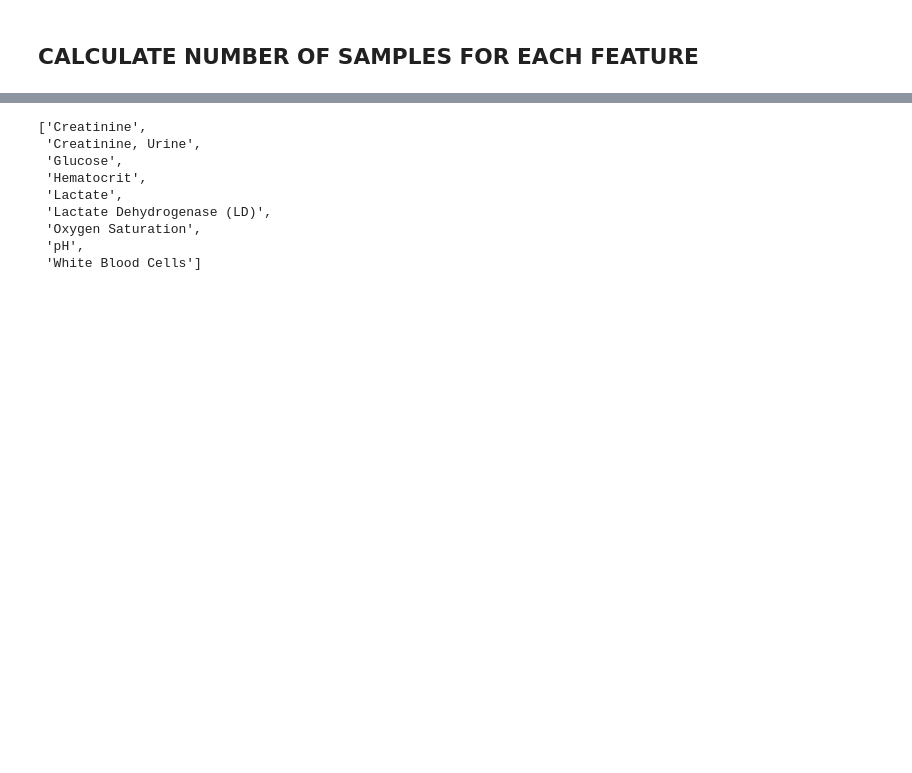
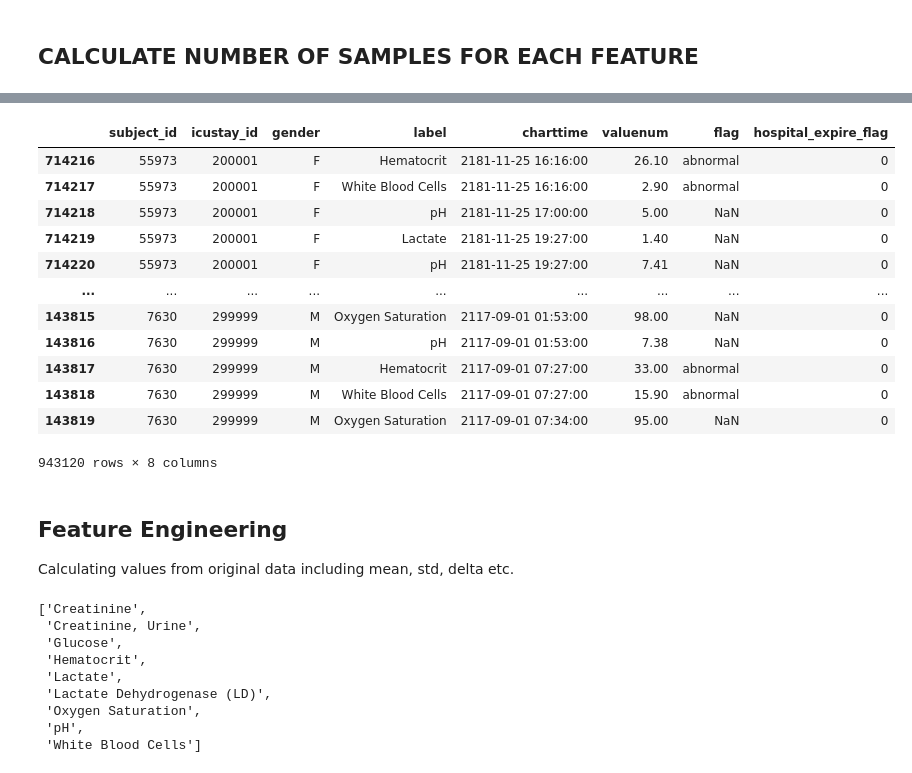
Before and after one commit to RJBeetel3/icu-data-exploration, a Jupyter notebook: icu_mortality_prediction/icu_mortality_prediction/notebooks/LABEVENTS_FIRST24.ipynb, the cells around one changed output, grey strips where cells are left out. Saved outputs shown, nothing was run; the diff lists cells and outputs as text; code cells hidden in the pictures; blank space fills up the shorter version.

```diff
--- a/icu_mortality_prediction/icu_mortality_prediction/notebooks/LABEVENTS_FIRST24.ipynb
+++ b/icu_mortality_prediction/icu_mortality_prediction/notebooks/LABEVENTS_FIRST24.ipynb
@@ -170,3 +306,22 @@ WBC Count    173
+# %%
+lab_events_data_df
+# %% [output]
+|  | subject_id | icustay_id | gender | label | charttime | valuenum | flag | hospital_expire_flag |
+| 714216 | 55973 | 200001 | F | Hematocrit | 2181-11-25 16:16:00 | 26.10 | abnormal | 0 |
+| 714217 | 55973 | 200001 | F | White Blood Cells | 2181-11-25 16:16:00 | 2.90 | abnormal | 0 |
+| 714218 | 55973 | 200001 | F | pH | 2181-11-25 17:00:00 | 5.00 | NaN | 0 |
+| 714219 | 55973 | 200001 | F | Lactate | 2181-11-25 19:27:00 | 1.40 | NaN | 0 |
+| 714220 | 55973 | 200001 | F | pH | 2181-11-25 19:27:00 | 7.41 | NaN | 0 |
+| ... | ... | ... | ... | ... | ... | ... | ... | ... |
+| 143815 | 7630 | 299999 | M | Oxygen Saturation | 2117-09-01 01:53:00 | 98.00 | NaN | 0 |
+| 143816 | 7630 | 299999 | M | pH | 2117-09-01 01:53:00 | 7.38 | NaN | 0 |
+| 143817 | 7630 | 299999 | M | Hematocrit | 2117-09-01 07:27:00 | 33.00 | abnormal | 0 |
+| 143818 | 7630 | 299999 | M | White Blood Cells | 2117-09-01 07:27:00 | 15.90 | abnormal | 0 |
+| 143819 | 7630 | 299999 | M | Oxygen Saturation | 2117-09-01 07:34:00 | 95.00 | NaN | 0 |
+943120 rows × 8 columns
+# %% [markdown]
+## Feature Engineering
+Calculating values from original data including mean, std, delta etc.
 # %%
 labels2
 # %% [output]
```
Also changed, not shown: parts of 52 cells of this notebook.
